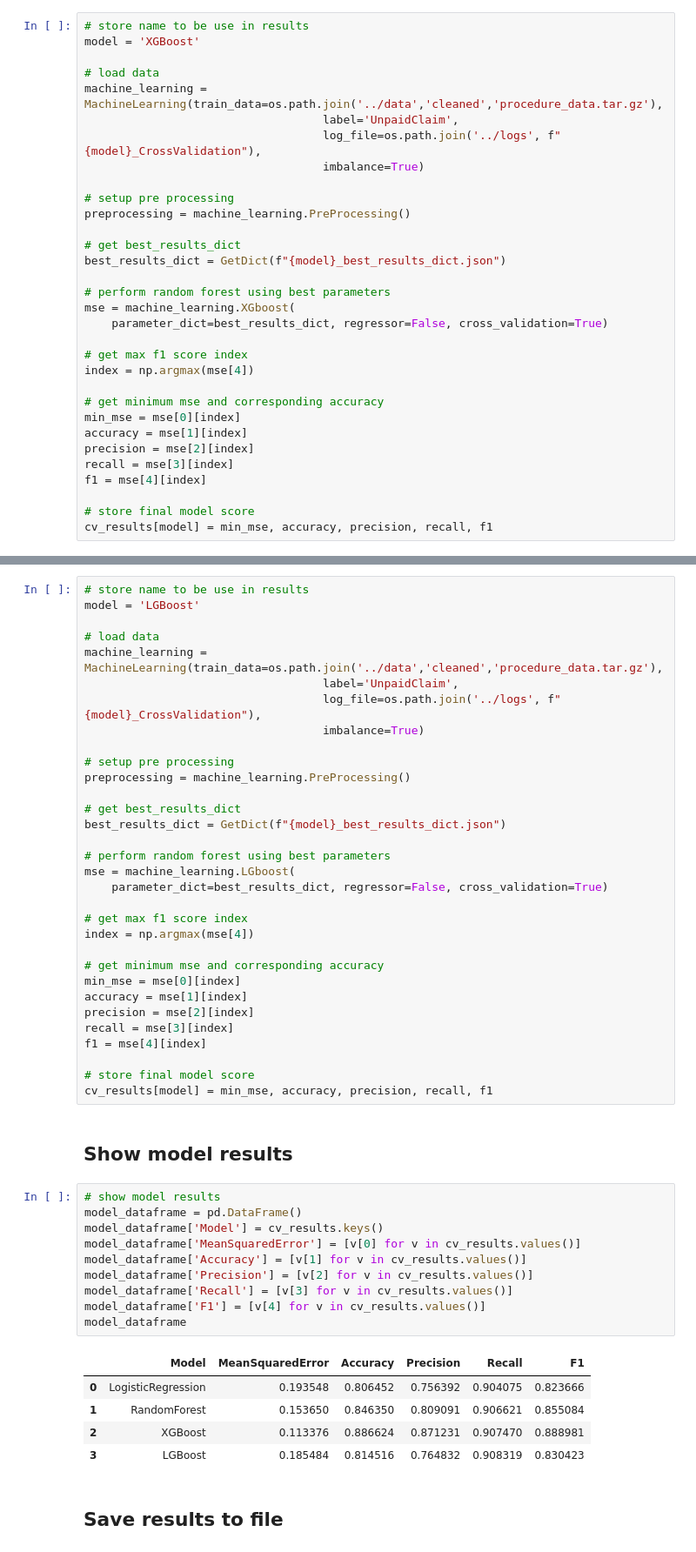
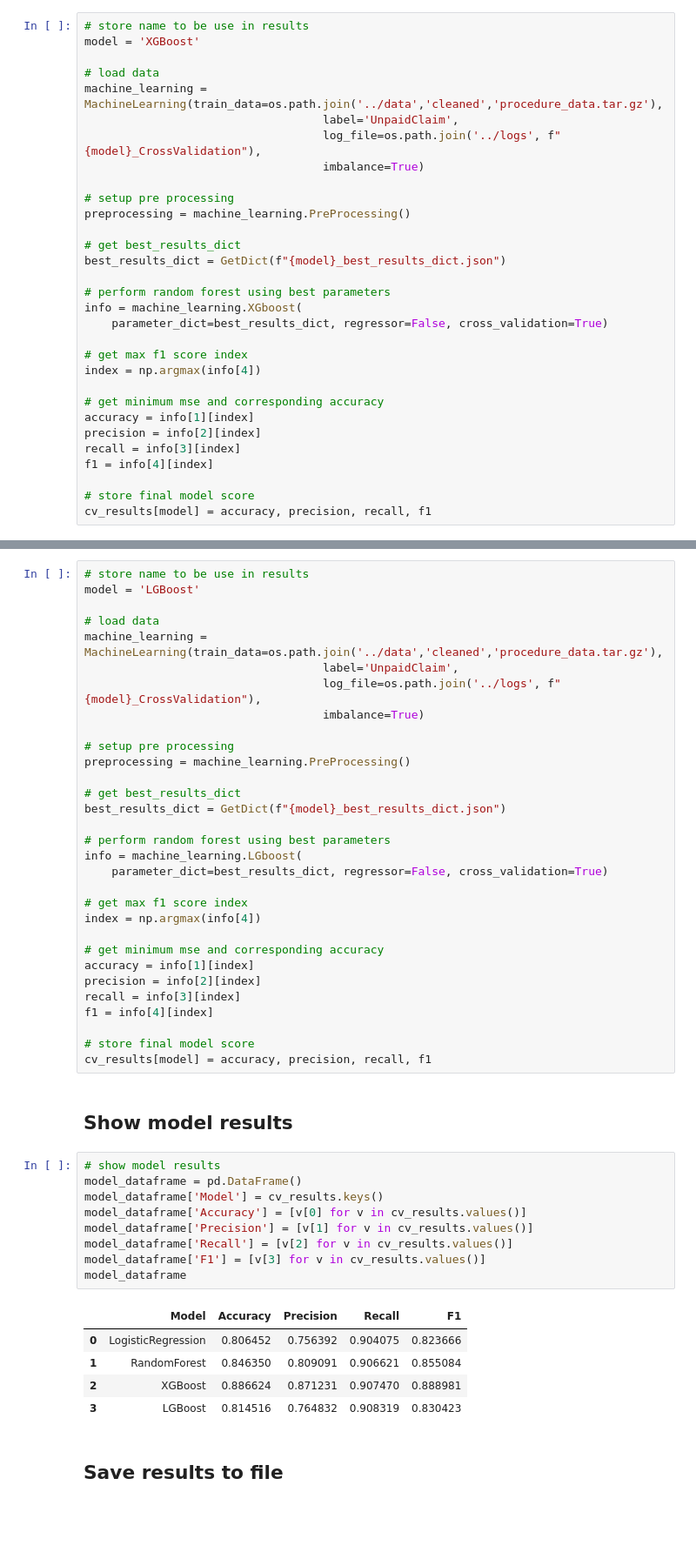
Before and after one commit to narquette/claimassignment, a Jupyter notebook: code/Model_Tuning_Evalution.ipynb, the cells around one changed output, grey strips where cells are left out. Shown: that part at 87% size. Drawn from its saved outputs; the diff is of its cells as text; blank space fills up the shorter version.

```diff
--- a/code/Model_Tuning_Evalution.ipynb
+++ b/code/Model_Tuning_Evalution.ipynb
@@ -414,19 +411,18 @@ preprocessing = machine_learning.PreProcessing()
 best_results_dict = GetDict(f"{model}_best_results_dict.json")
 
 # perform random forest using best parameters
-mse = machine_learning.XGboost(
+info = machine_learning.XGboost(
     parameter_dict=best_results_dict, regressor=False, cross_validation=True)
 
 # get max f1 score index
-index = np.argmax(mse[4])
+index = np.argmax(info[4])
 
 # get minimum mse and corresponding accuracy
-min_mse = mse[0][index]
-accuracy = mse[1][index]
-precision = mse[2][index]
-recall = mse[3][index]
-f1 = mse[4][index]
+accuracy = info[1][index]
+precision = info[2][index]
+recall = info[3][index]
+f1 = info[4][index]
 
 # store final model score
-cv_results[model] = min_mse, accuracy, precision, recall, f1
+cv_results[model] = accuracy, precision, recall, f1
 # %% [output]
@@ -466,39 +462,37 @@ preprocessing = machine_learning.PreProcessing()
 best_results_dict = GetDict(f"{model}_best_results_dict.json")
 
 # perform random forest using best parameters
-mse = machine_learning.LGboost(
+info = machine_learning.LGboost(
     parameter_dict=best_results_dict, regressor=False, cross_validation=True)
 
 # get max f1 score index
-index = np.argmax(mse[4])
+index = np.argmax(info[4])
 
 # get minimum mse and corresponding accuracy
-min_mse = mse[0][index]
-accuracy = mse[1][index]
-precision = mse[2][index]
-recall = mse[3][index]
-f1 = mse[4][index]
+accuracy = info[1][index]
+precision = info[2][index]
+recall = info[3][index]
+f1 = info[4][index]
 
 # store final model score
-cv_results[model] = min_mse, accuracy, precision, recall, f1
+cv_results[model] = accuracy, precision, recall, f1
 # %% [markdown]
 ## Show model results
 # %%
 # show model results
 model_dataframe = pd.DataFrame()
 model_dataframe['Model'] = cv_results.keys()
-model_dataframe['MeanSquaredError'] = [v[0] for v in cv_results.values()]
-model_dataframe['Accuracy'] = [v[1] for v in cv_results.values()]
-model_dataframe['Precision'] = [v[2] for v in cv_results.values()]
-model_dataframe['Recall'] = [v[3] for v in cv_results.values()]
-model_dataframe['F1'] = [v[4] for v in cv_results.values()]
+model_dataframe['Accuracy'] = [v[0] for v in cv_results.values()]
+model_dataframe['Precision'] = [v[1] for v in cv_results.values()]
+model_dataframe['Recall'] = [v[2] for v in cv_results.values()]
+model_dataframe['F1'] = [v[3] for v in cv_results.values()]
 model_dataframe
 # %% [output]
-|  | Model | MeanSquaredError | Accuracy | Precision | Recall | F1 |
-| 0 | LogisticRegression | 0.193548 | 0.806452 | 0.756392 | 0.904075 | 0.823666 |
-| 1 | RandomForest | 0.153650 | 0.846350 | 0.809091 | 0.906621 | 0.855084 |
-| 2 | XGBoost | 0.113376 | 0.886624 | 0.871231 | 0.907470 | 0.888981 |
-| 3 | LGBoost | 0.185484 | 0.814516 | 0.764832 | 0.908319 | 0.830423 |
+|  | Model | Accuracy | Precision | Recall | F1 |
+| 0 | LogisticRegression | 0.806452 | 0.756392 | 0.904075 | 0.823666 |
+| 1 | RandomForest | 0.846350 | 0.809091 | 0.906621 | 0.855084 |
+| 2 | XGBoost | 0.886624 | 0.871231 | 0.907470 | 0.888981 |
+| 3 | LGBoost | 0.814516 | 0.764832 | 0.908319 | 0.830423 |
 # %% [markdown]
 ## Save results to file
 # %%
```
Also changed, not shown: parts of 16 cells of this notebook, 6 other files.
